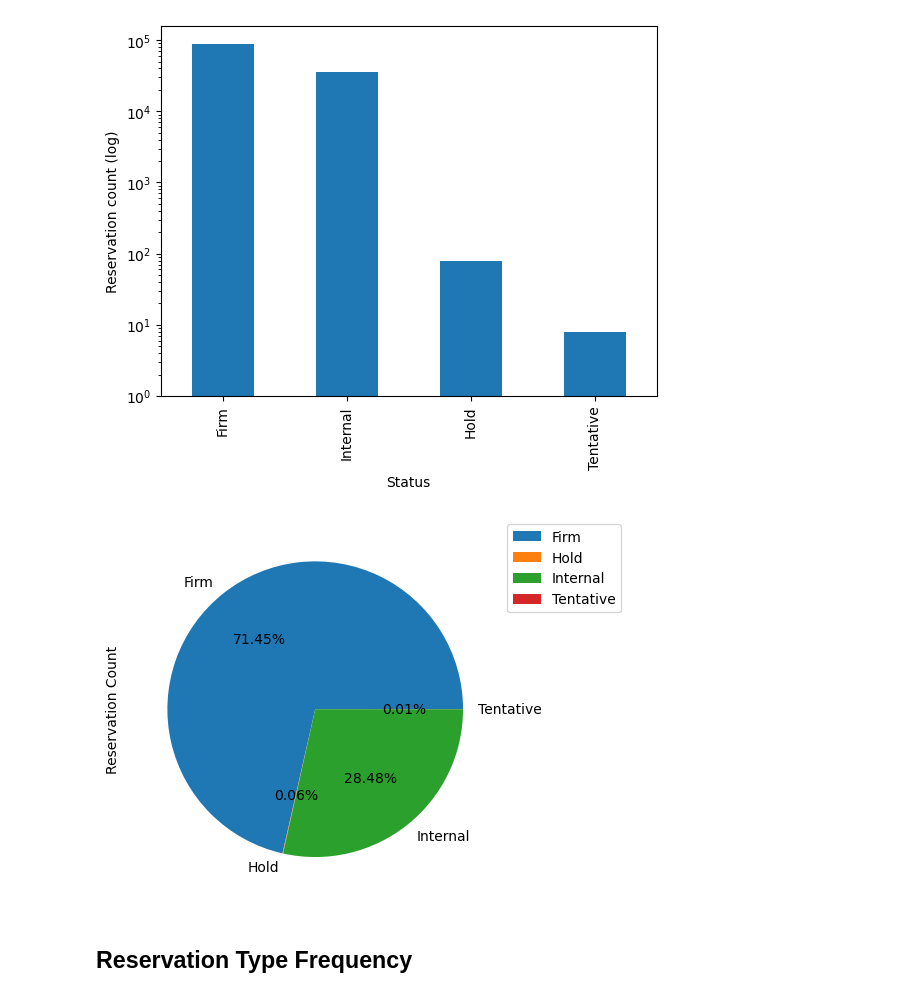
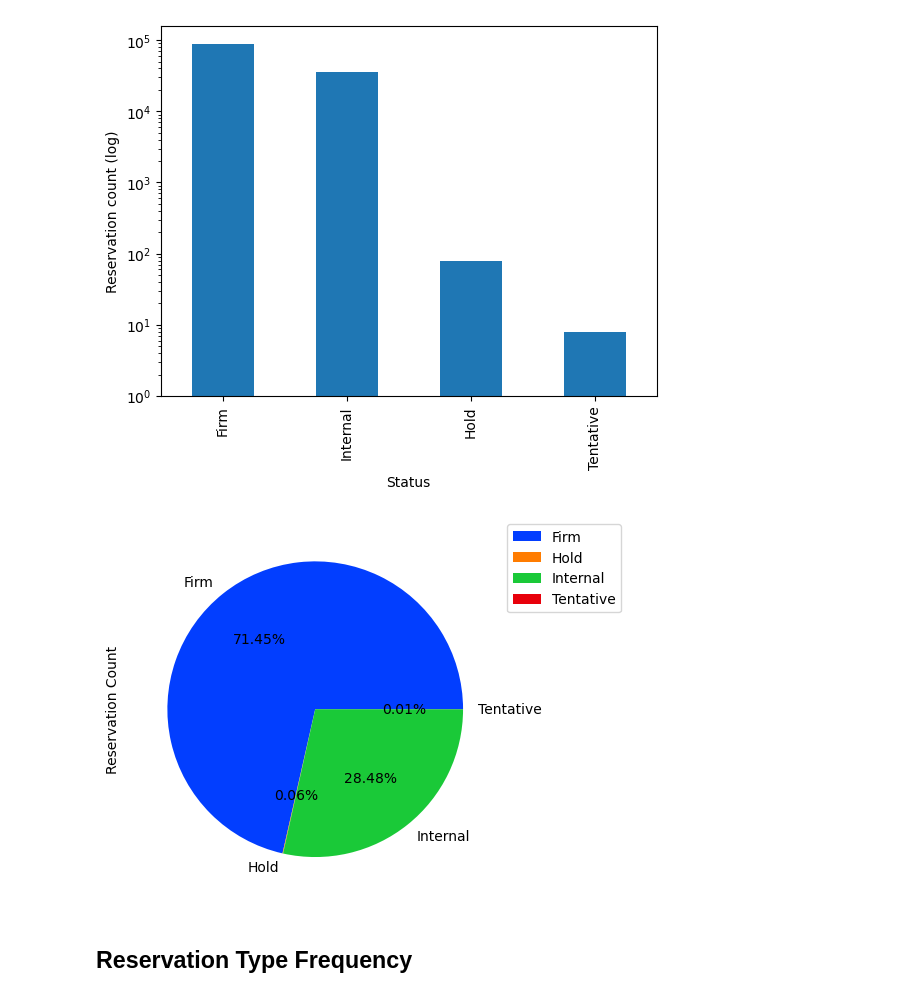
Before and after one commit to EarliestFall988/Data-Science-CIS-590, a Jupyter notebook: Visualizations/Visualizations.ipynb, the cells around one changed output. Drawn from its saved outputs; the diff is of its cells as text; code cells hidden in the pictures.

```diff
--- a/Visualizations/Visualizations.ipynb
+++ b/Visualizations/Visualizations.ipynb
@@ -7,6 +7,10 @@ import pandas
 import numpy as np
 import matplotlib as mpl
 import matplotlib.pyplot as plt
+import seaborn as sns
+
+# Generate a list of colors based on the "bright" color scheme
+colors = sns.color_palette('bright', n_colors=12)
 # %% [markdown]
 ## Faciility Class Frequency
 # %%
@@ -73,13 +78,13 @@ plt.savefig("figures/Frequencies of reservations by Status (log).pdf", format="p
 # %% [output]
 [figure]
 # %%
-df.groupby(['Status']).sum().plot(kind='pie', y = 'Reservation Count',autopct='%1.2f%%')
+df.groupby(['Status']).sum().plot(kind='pie', colors=colors, y = 'Reservation Count',autopct='%1.2f%%')
 #plt.title("Frequencies of reservation by Status")
 #place legend in center right of plot
 plt.legend(bbox_to_anchor=(1.02, 1), loc='upper left', borderaxespad=0)
 plt.savefig("figures/Frequencies of reservations by Status pie.pdf", format="pdf", bbox_inches="tight")
 # %% [output]
-[figure, old version]
+[figure, new version]
 # %% [markdown]
 ## Reservation Type Frequency
 # %%
```
Also changed, not shown: parts of 5 cells of this notebook, 1 other file.
